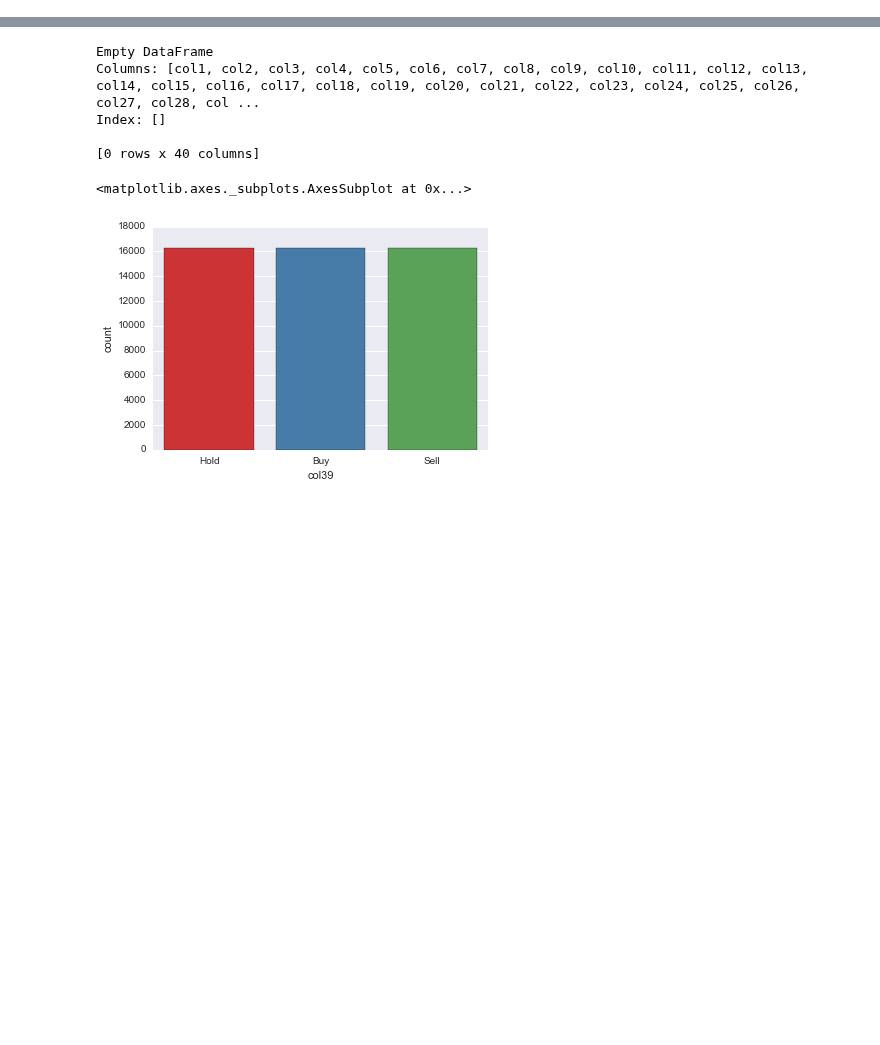
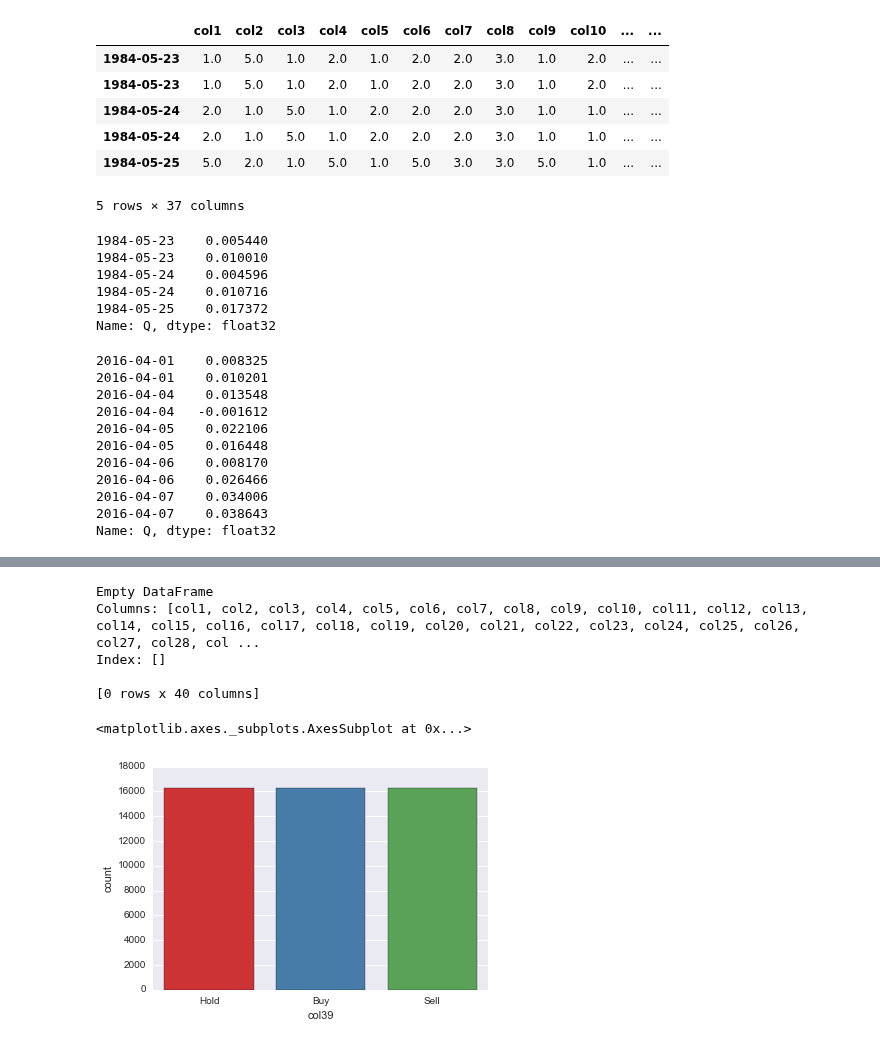
Before and after one commit to savourylie/Stock-Price-Forecaster, a Jupyter notebook: TradingBot/Experiment.ipynb, the cells around one changed output, grey strips where cells are left out. Saved outputs shown, nothing was run; the diff lists cells and outputs as text; code cells hidden in the pictures; blank space fills up the shorter version.

```diff
--- a/TradingBot/Experiment.ipynb
+++ b/TradingBot/Experiment.ipynb
@@ -52,0 +116,45 @@ dfQ['Q'].plot()
+# %%
+train_dataset = dfQ.ix[:datetime(2016, 3, 31), :-2].astype(np.float32)
+num_features = len(train_dataset.columns)
+train_dataset = train_dataset.as_matrix()
+train_labels = dfQ.ix[:datetime(2016, 3, 31), -1].astype(np.float32)
+# train_labels = dfQ.ix[:datetime(2016, 3, 31), -2].astype(np.float32)
+
+valid_dataset = dfQ.ix[datetime(2016, 4, 1):datetime(2016, 6, 30), :-2].astype(np.float32)
+valid_dataset = valid_dataset.as_matrix()
+valid_labels = dfQ.ix[datetime(2016, 4, 1):datetime(2016, 6, 30), -1].astype(np.float32)
+# valid_labels = dfQ.ix[datetime(2016, 4, 1):datetime(2016, 6, 30), -2].astype(np.float32)
+
+test_dataset = dfQ.ix[datetime(2016, 7, 1):, :-2].astype(np.float32)
+test_dataset = test_dataset.as_matrix()
+test_labels = dfQ.ix[datetime(2016, 4, 1):datetime(2016, 6, 30), -1].astype(np.float32)
+# test_labels = dfQ.ix[datetime(2016, 7, 1):, -2].astype(np.float32)
+
+display(train_data.head())
+display(train_labels.head())
+display(test_labels[:10])
+# %% [output]
+|  | col1 | col2 | col3 | col4 | col5 | col6 | col7 | col8 | col9 | col10 | ... | ... |
+| 1984-05-23 | 1.0 | 5.0 | 1.0 | 2.0 | 1.0 | 2.0 | 2.0 | 3.0 | 1.0 | 2.0 | ... | ... |
+| 1984-05-23 | 1.0 | 5.0 | 1.0 | 2.0 | 1.0 | 2.0 | 2.0 | 3.0 | 1.0 | 2.0 | ... | ... |
+| 1984-05-24 | 2.0 | 1.0 | 5.0 | 1.0 | 2.0 | 2.0 | 2.0 | 3.0 | 1.0 | 1.0 | ... | ... |
+| 1984-05-24 | 2.0 | 1.0 | 5.0 | 1.0 | 2.0 | 2.0 | 2.0 | 3.0 | 1.0 | 1.0 | ... | ... |
+| 1984-05-25 | 5.0 | 2.0 | 1.0 | 5.0 | 1.0 | 5.0 | 3.0 | 3.0 | 5.0 | 1.0 | ... | ... |
+5 rows × 37 columns
+1984-05-23    0.005440
+1984-05-23    0.010010
+1984-05-24    0.004596
+1984-05-24    0.010716
+1984-05-25    0.017372
+Name: Q, dtype: float32
+2016-04-01    0.008325
+2016-04-01    0.010201
+2016-04-04    0.013548
+2016-04-04   -0.001612
+2016-04-05    0.022106
+2016-04-05    0.016448
+2016-04-06    0.008170
+2016-04-06    0.026466
+2016-04-07    0.034006
+2016-04-07    0.038643
+Name: Q, dtype: float32
```
Also changed, not shown: parts of 12 cells of this notebook, 2 other files.
